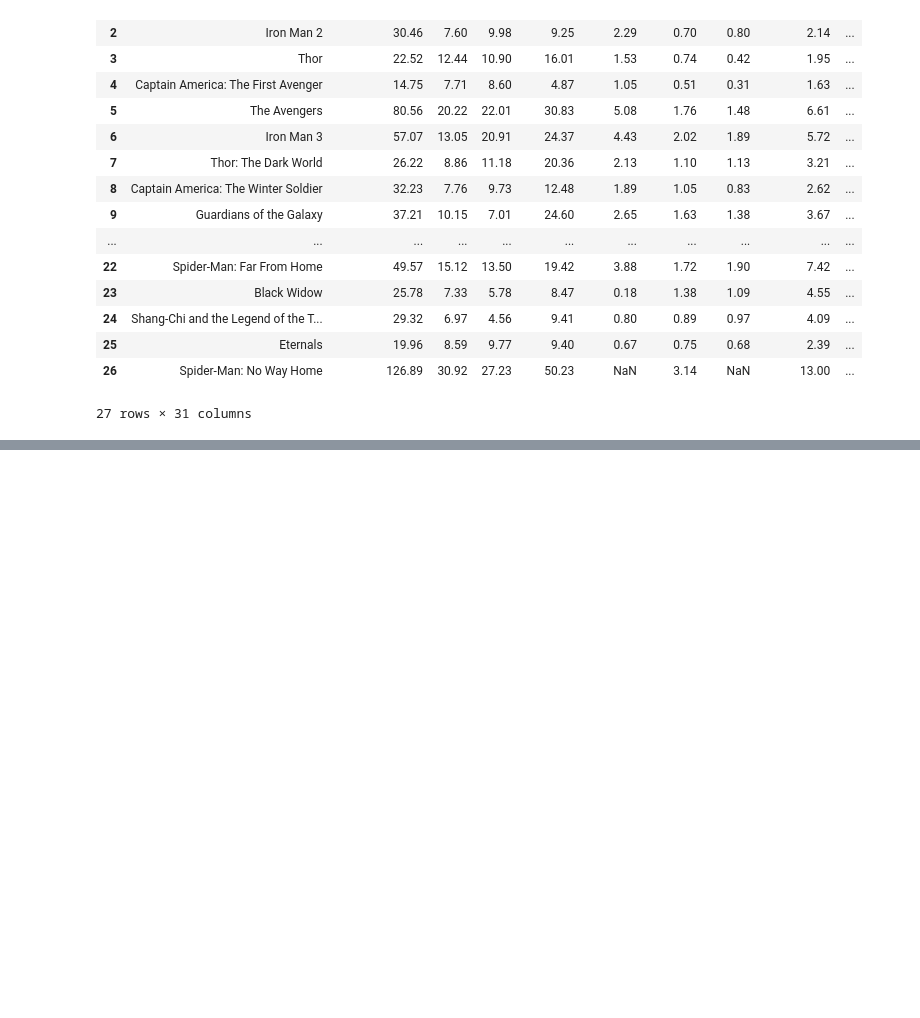
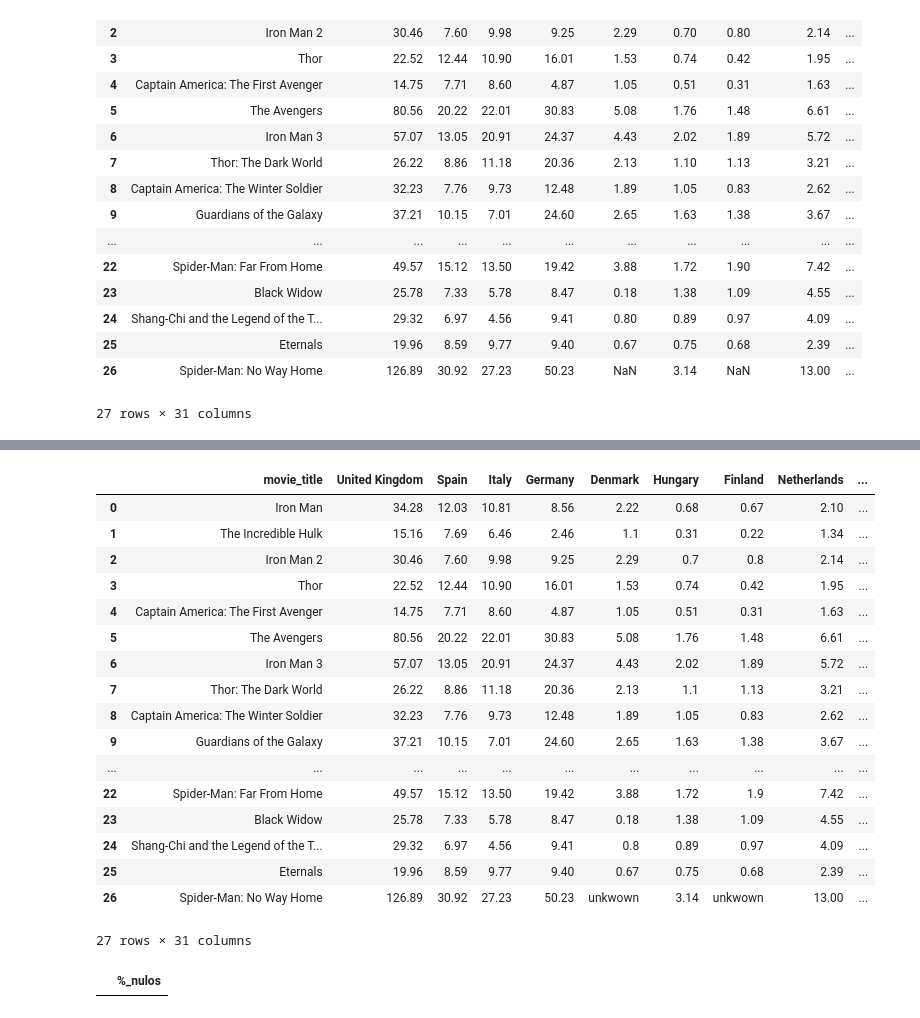
Before and after one commit to JohannaRL/pair_programming_promoG_modulo4_Fedra_Johanna, a Jupyter notebook: explo.ipynb, the cells around one changed output, grey strips where cells are left out. Drawn from its saved outputs; the diff is of its cells as text; code cells hidden in the pictures; blank space fills up the shorter version.

```diff
--- a/explo.ipynb
+++ b/explo.ipynb
@@ -167,0 +200,5 @@ df_middle_east_and_africa
+# %%
+def gestionar_nulos(dataframe):
+    # Reemplazar los valores nulos por "desconocido"
+    dataframe = dataframe.fillna('unkwown')
+    return dataframe
@@ -260,0 +248,27 @@ Los principales estadísticos de las COLUMNAS NUMÉRICAS para el SPAIN son:
+# %%
+df_europa_limpio = gestionar_nulos(df_europa)
+# %%
+df_europa_limpio
+# %% [output]
+|  | movie_title | United Kingdom | Spain | Italy | Germany | Denmark | Hungary | Finland | Netherlands | ... |
+| 0 | Iron Man | 34.28 | 12.03 | 10.81 | 8.56 | 2.22 | 0.68 | 0.67 | 2.10 | ... |
+| 1 | The Incredible Hulk | 15.16 | 7.69 | 6.46 | 2.46 | 1.1 | 0.31 | 0.22 | 1.34 | ... |
+| 2 | Iron Man 2 | 30.46 | 7.60 | 9.98 | 9.25 | 2.29 | 0.7 | 0.8 | 2.14 | ... |
+| 3 | Thor | 22.52 | 12.44 | 10.90 | 16.01 | 1.53 | 0.74 | 0.42 | 1.95 | ... |
+| 4 | Captain America: The First Avenger | 14.75 | 7.71 | 8.60 | 4.87 | 1.05 | 0.51 | 0.31 | 1.63 | ... |
+| 5 | The Avengers | 80.56 | 20.22 | 22.01 | 30.83 | 5.08 | 1.76 | 1.48 | 6.61 | ... |
+| 6 | Iron Man 3 | 57.07 | 13.05 | 20.91 | 24.37 | 4.43 | 2.02 | 1.89 | 5.72 | ... |
+| 7 | Thor: The Dark World | 26.22 | 8.86 | 11.18 | 20.36 | 2.13 | 1.1 | 1.13 | 3.21 | ... |
+| 8 | Captain America: The Winter Soldier | 32.23 | 7.76 | 9.73 | 12.48 | 1.89 | 1.05 | 0.83 | 2.62 | ... |
+| 9 | Guardians of the Galaxy | 37.21 | 10.15 | 7.01 | 24.60 | 2.65 | 1.63 | 1.38 | 3.67 | ... |
+| ... | ... | ... | ... | ... | ... | ... | ... | ... | ... | ... |
+| 22 | Spider-Man: Far From Home | 49.57 | 15.12 | 13.50 | 19.42 | 3.88 | 1.72 | 1.9 | 7.42 | ... |
+| 23 | Black Widow | 25.78 | 7.33 | 5.78 | 8.47 | 0.18 | 1.38 | 1.09 | 4.55 | ... |
+| 24 | Shang-Chi and the Legend of the T... | 29.32 | 6.97 | 4.56 | 9.41 | 0.8 | 0.89 | 0.97 | 4.09 | ... |
+| 25 | Eternals | 19.96 | 8.59 | 9.77 | 9.40 | 0.67 | 0.75 | 0.68 | 2.39 | ... |
+| 26 | Spider-Man: No Way Home | 126.89 | 30.92 | 27.23 | 50.23 | unkwown | 3.14 | unkwown | 13.00 | ... |
+27 rows × 31 columns
+# %%
+comprobacion_valores_nulos(df_europa_limpio)
+# %% [output]
+|  | %_nulos |
```
Also changed, not shown: parts of 11 cells of this notebook, 3 other files.
